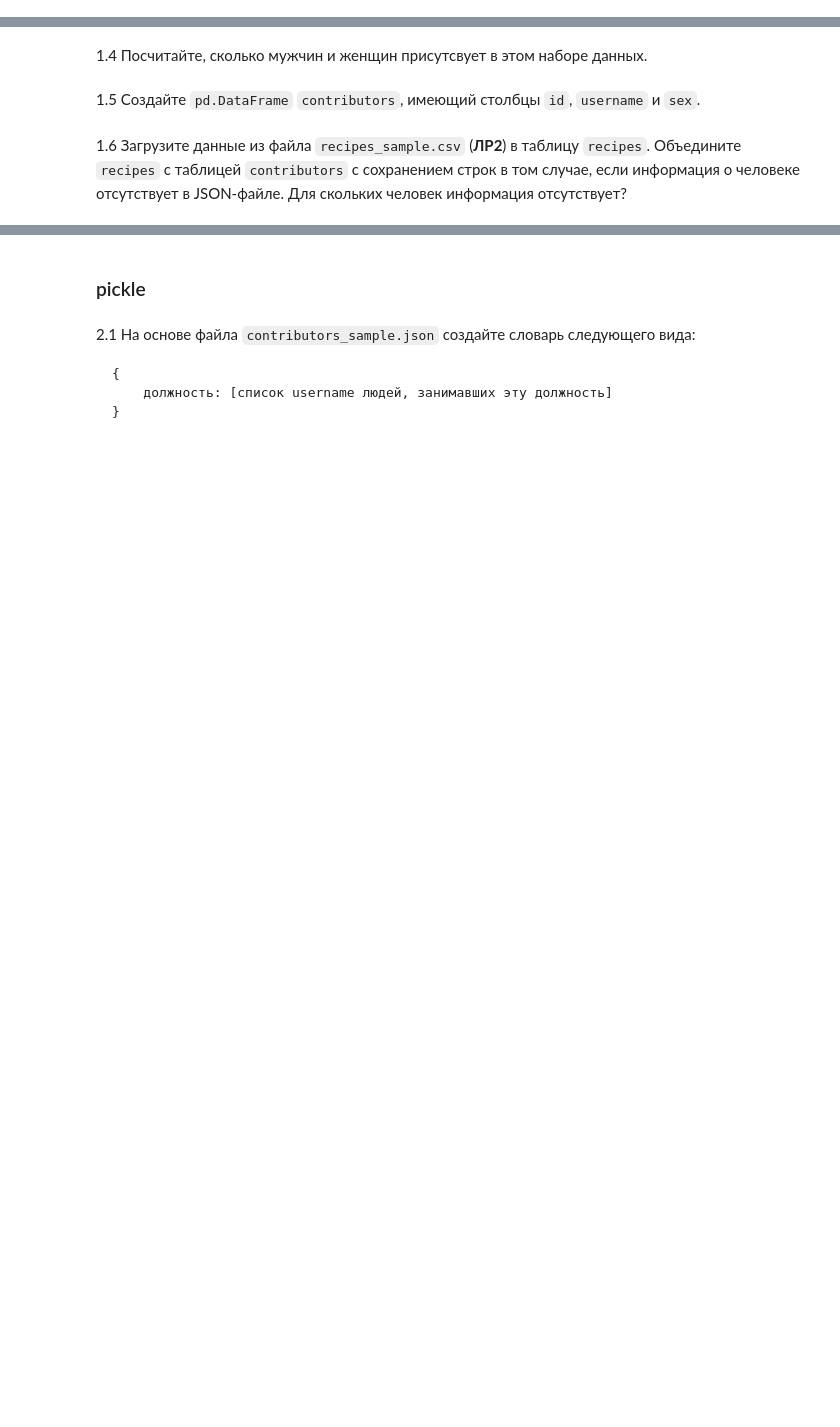
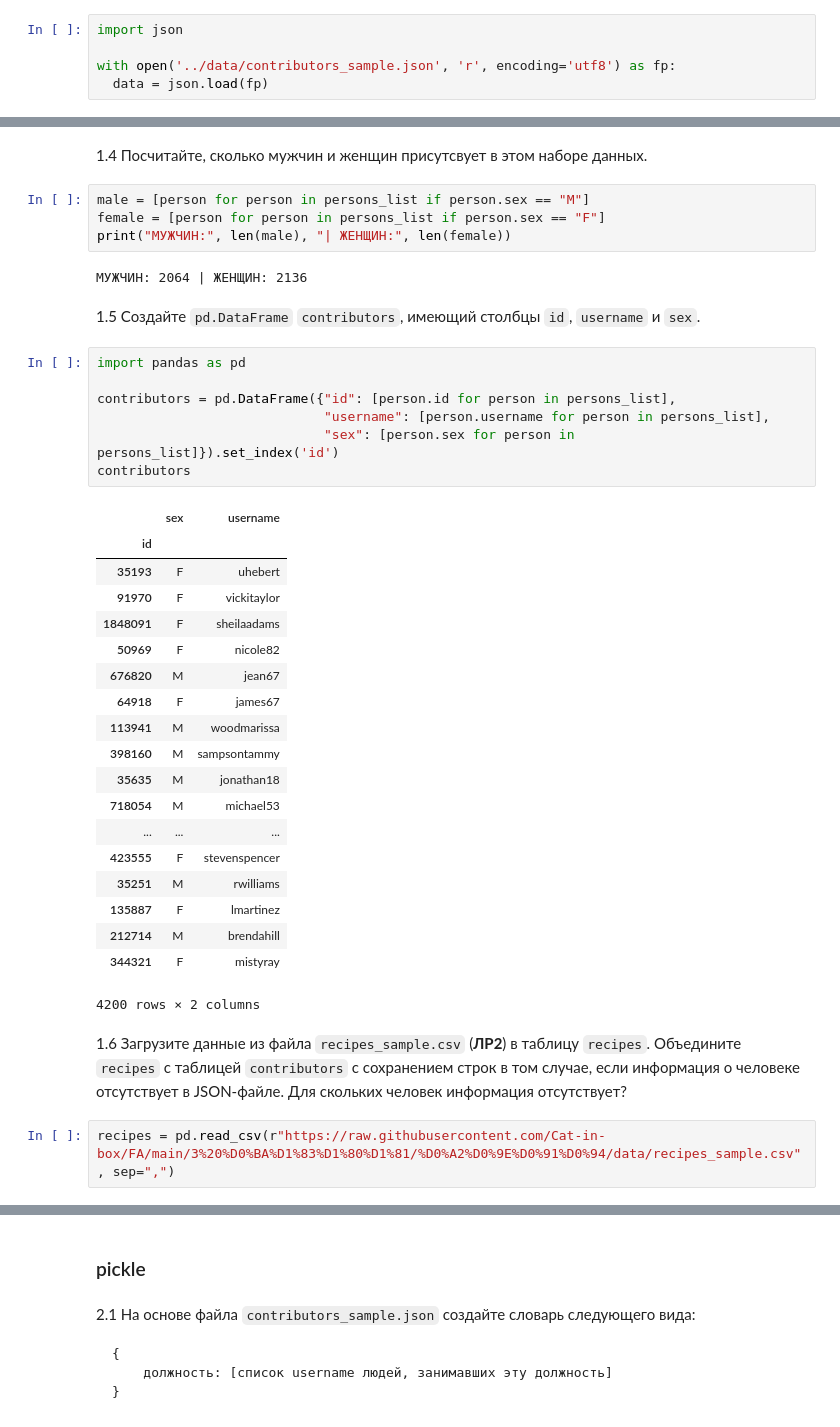
Before and after one commit to Cat-in-box/FA, a Jupyter notebook: 3 курс/ТОБД/Lab4/04_data_files.ipynb, the cells around one changed output, grey strips where cells are left out. Cells and saved outputs as stored; diff of their text form; blank space fills up the shorter version.

```diff
--- a/3 курс/ТОБД/Lab4/04_data_files.ipynb
+++ b/3 курс/ТОБД/Lab4/04_data_files.ipynb
@@ -70,3 +80,8 @@ beautifulList
 ### JSON
 # %% [markdown]
 1.1 Считайте файл `contributors_sample.json`. Воспользовавшись модулем `json`, преобразуйте содержимое файла в соответствующие объекты python. Выведите на экран информацию о первых 3 пользователях.
+# %%
+import json
+
+with open('../data/contributors_sample.json', 'r', encoding='utf8') as fp:
+  data = json.load(fp)
@@ -77,6 +172,41 @@ beautifulList
 # %% [markdown]
 1.4 Посчитайте, сколько мужчин и женщин присутсвует в этом наборе данных.
+# %%
+male = [person for person in persons_list if person.sex == "M"]
+female = [person for person in persons_list if person.sex == "F"]
+print("МУЖЧИН:", len(male), "| ЖЕНЩИН:", len(female))
+# %% [output]
+МУЖЧИН: 2064 | ЖЕНЩИН: 2136
 # %% [markdown]
 1.5 Создайте `pd.DataFrame` `contributors`, имеющий столбцы `id`, `username` и `sex`.
+# %%
+import pandas as pd
+
+contributors = pd.DataFrame({"id": [person.id for person in persons_list],
+                             "username": [person.username for person in persons_list],
+                             "sex": [person.sex for person in persons_list]}).set_index('id')
+contributors
+# %% [output]
+|  | sex | username |
+| id |  |  |
+| 35193 | F | uhebert |
+| 91970 | F | vickitaylor |
+| 1848091 | F | sheilaadams |
+| 50969 | F | nicole82 |
+| 676820 | M | jean67 |
+| 64918 | F | james67 |
+| 113941 | M | woodmarissa |
+| 398160 | M | sampsontammy |
+| 35635 | M | jonathan18 |
+| 718054 | M | michael53 |
+| ... | ... | ... |
+| 423555 | F | stevenspencer |
+| 35251 | M | rwilliams |
+| 135887 | F | lmartinez |
+| 212714 | M | brendahill |
+| 344321 | F | mistyray |
+4200 rows × 2 columns
 # %% [markdown]
 1.6 Загрузите данные из файла `recipes_sample.csv` (__ЛР2__) в таблицу `recipes`. Объедините `recipes` с таблицей `contributors` с сохранением строк в том случае, если информация о человеке отсутствует в JSON-файле. Для скольких человек информация отсутствует?
+# %%
+recipes = pd.read_csv(r"https://raw.githubusercontent.com/Cat-in-box/FA/main/3%20%D0%BA%D1%83%D1%80%D1%81/%D0%A2%D0%9E%D0%91%D0%94/data/recipes_sample.csv", sep=",")
```
Also changed, not shown: parts of 23 cells of this notebook.
